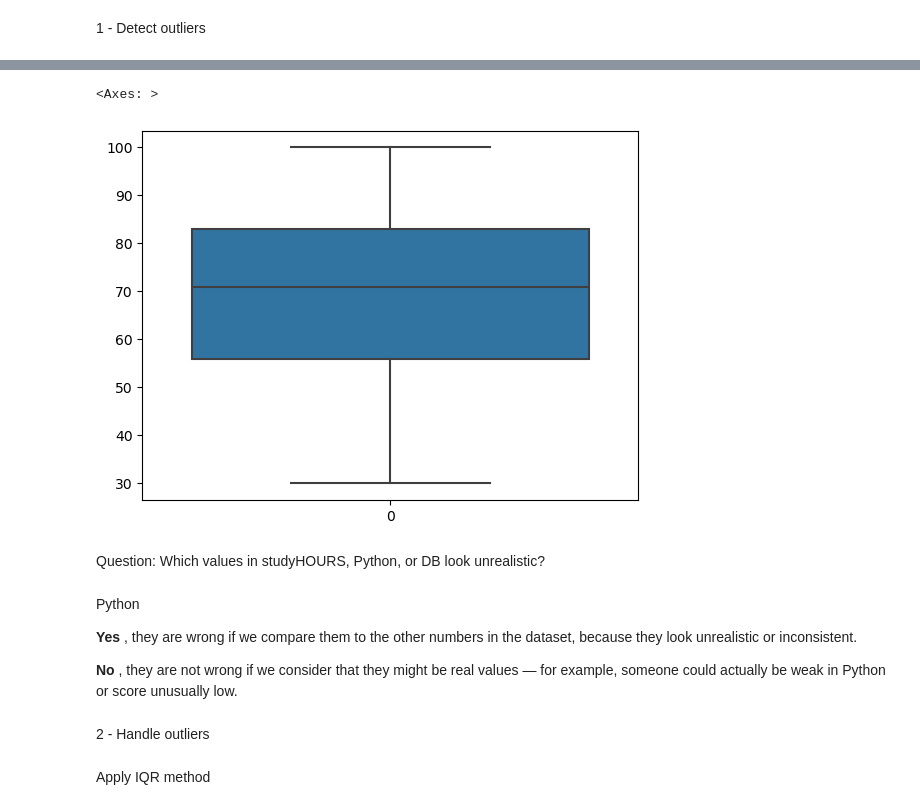
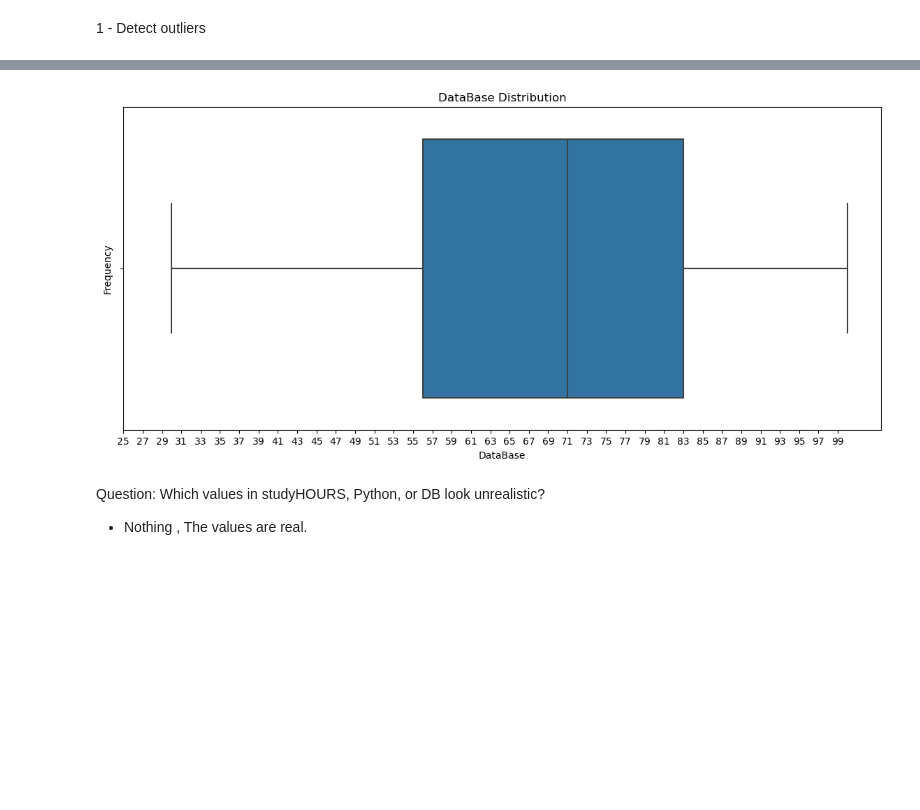
Before and after one commit to DoaaHazem/Data_Cleaning, a Jupyter notebook: Data_Preprocessing.ipynb, the cells around one changed output, grey strips where cells are left out. Saved outputs shown, nothing was run; the diff lists cells and outputs as text; code cells hidden in the pictures; blank space fills up the shorter version.

```diff
--- a/Data_Preprocessing.ipynb
+++ b/Data_Preprocessing.ipynb
@@ -6,5 +10,5 @@ import seaborn as sns
 # %%
-df = pd.read_csv(r"C:\Users\DELL\Downloads\bi.csv", encoding = "cp1256")
+df = pd.read_csv("Downloads/bi.csv", encoding = "cp1256")
 df.head()
 # %% [output]
 |  | fNAME | lNAME | Age | gender | country | residence | entryEXAM | prevEducation | studyHOURS | Python | ... |
@@ -94,8 +100,6 @@ array(['Masters', 'Diploma', 'High School', 'Bachelors', 'Doctorate'],
 df.duplicated().sum()
 # %% [output]
 0
-# %%
-df.drop_duplicates(inplace = True)
 # %% [markdown]
 What inconsistencies you found and how you fixed them ?
 
@@ -238,17 +274,14 @@ sns.boxplot(df['studyHOURS'])
 # %%
-sns.boxplot(df['DB'])
+# Seaborn
+plt.figure(figsize=(14,6))
+sns.boxplot(data = df , x = 'DB')
+plt.xticks([i for i in range(25,100,2)])
+plt.title('DataBase Distribution')
+plt.xlabel('DataBase')
+plt.ylabel('Frequency')
+plt.show()
 # %% [output]
-<Axes: >
-[figure, old version]
+[figure, new version]
 # %% [markdown]
 Question: Which values in studyHOURS, Python, or DB look unrealistic?
+- Nothing , The values are real.
-# %% [markdown]
-Python
-
-**Yes** , they are wrong if we compare them to the other numbers in the dataset, because they look unrealistic or inconsistent.
-
-**No** , they are not wrong if we consider that they might be real values — for example, someone could actually be weak in Python or score unusually low.
-# %% [markdown]
-2 - Handle outliers
-# %% [markdown]
-Apply IQR method
```
Also changed, not shown: parts of 46 cells of this notebook.
